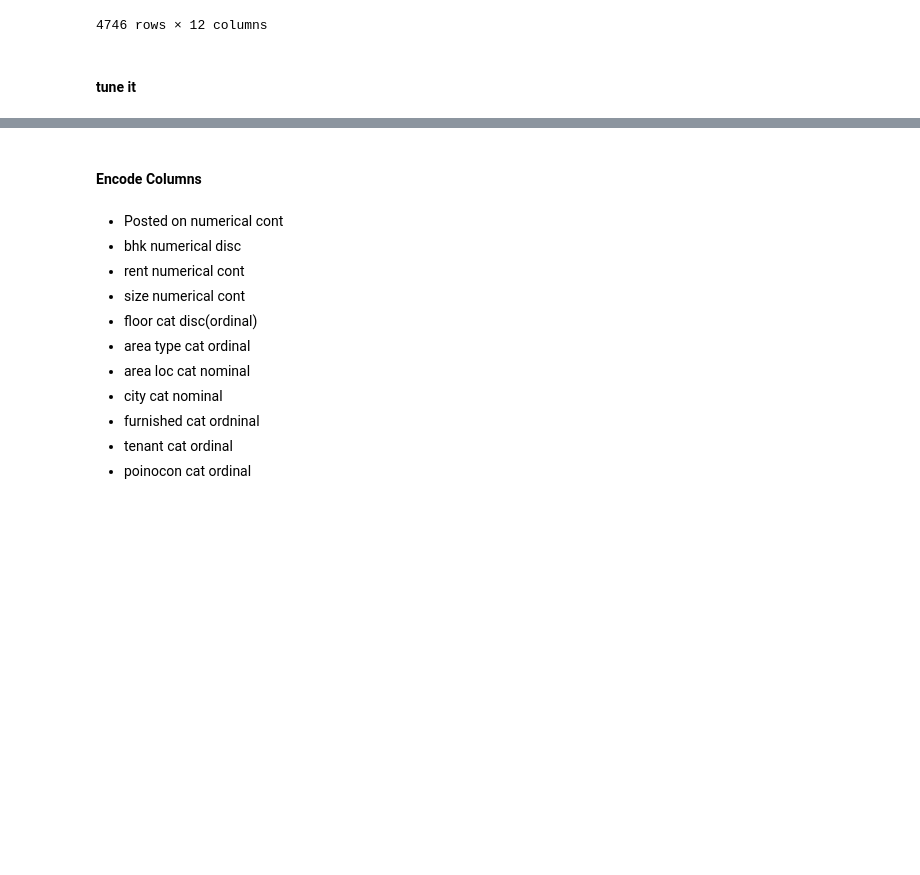
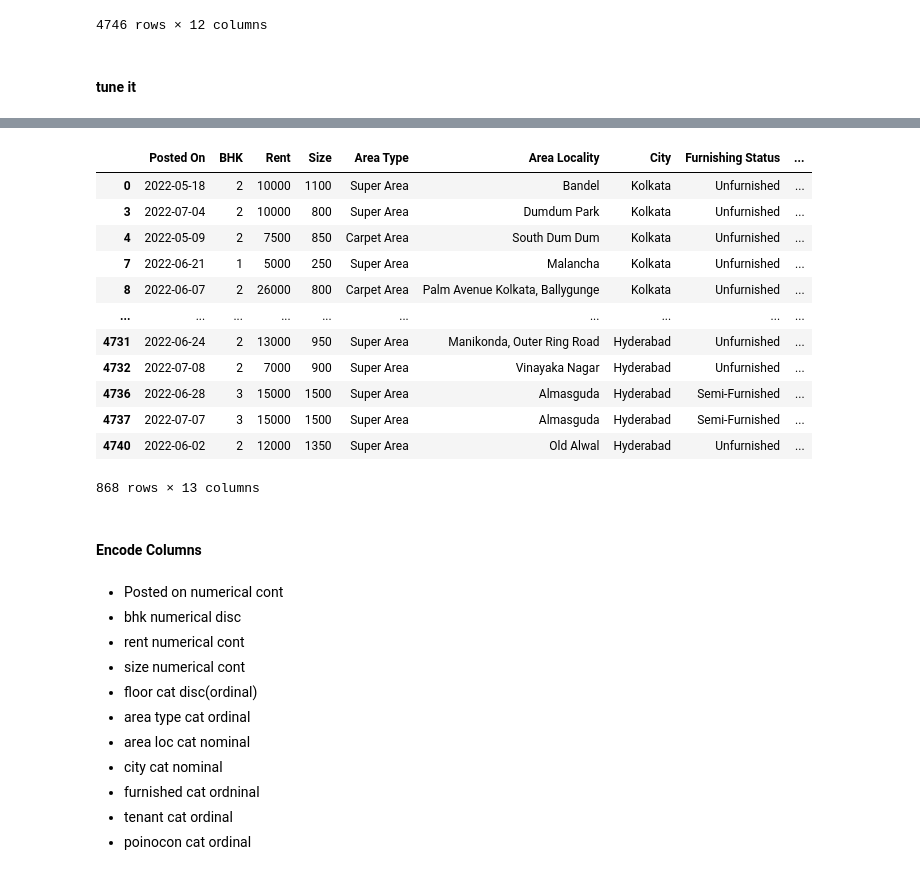
Before and after one commit to remre/housepricer, a Jupyter notebook: workenvfirst.ipynb, the cells around one changed output, grey strips where cells are left out. Drawn from its saved outputs; the diff is of its cells as text; code cells hidden in the pictures; blank space fills up the shorter version.

```diff
--- a/workenvfirst.ipynb
+++ b/workenvfirst.ipynb
@@ -112,3 +109,19 @@ NameError: name 'shape' is not defined
+# %%
+df2.loc[df2['total_floor'] == '2']
+# %% [output]
+|  | Posted On | BHK | Rent | Size | Area Type | Area Locality | City | Furnishing Status | ... |
+| 0 | 2022-05-18 | 2 | 10000 | 1100 | Super Area | Bandel | Kolkata | Unfurnished | ... |
+| 3 | 2022-07-04 | 2 | 10000 | 800 | Super Area | Dumdum Park | Kolkata | Unfurnished | ... |
+| 4 | 2022-05-09 | 2 | 7500 | 850 | Carpet Area | South Dum Dum | Kolkata | Unfurnished | ... |
+| 7 | 2022-06-21 | 1 | 5000 | 250 | Super Area | Malancha | Kolkata | Unfurnished | ... |
+| 8 | 2022-06-07 | 2 | 26000 | 800 | Carpet Area | Palm Avenue Kolkata, Ballygunge | Kolkata | Unfurnished | ... |
+| ... | ... | ... | ... | ... | ... | ... | ... | ... | ... |
+| 4731 | 2022-06-24 | 2 | 13000 | 950 | Super Area | Manikonda, Outer Ring Road | Hyderabad | Unfurnished | ... |
+| 4732 | 2022-07-08 | 2 | 7000 | 900 | Super Area | Vinayaka Nagar | Hyderabad | Unfurnished | ... |
+| 4736 | 2022-06-28 | 3 | 15000 | 1500 | Super Area | Almasguda | Hyderabad | Semi-Furnished | ... |
+| 4737 | 2022-07-07 | 3 | 15000 | 1500 | Super Area | Almasguda | Hyderabad | Semi-Furnished | ... |
+| 4740 | 2022-06-02 | 2 | 12000 | 1350 | Super Area | Old Alwal | Hyderabad | Unfurnished | ... |
+868 rows × 13 columns
 # %% [markdown]
 #### Encode Columns
 # %% [markdown]
```
Also changed, not shown: parts of 2 cells of this notebook.
